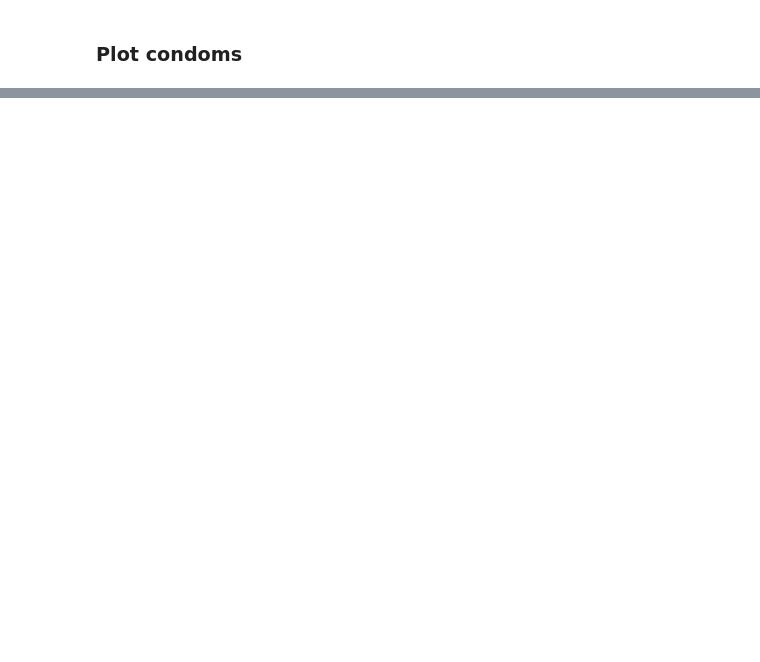
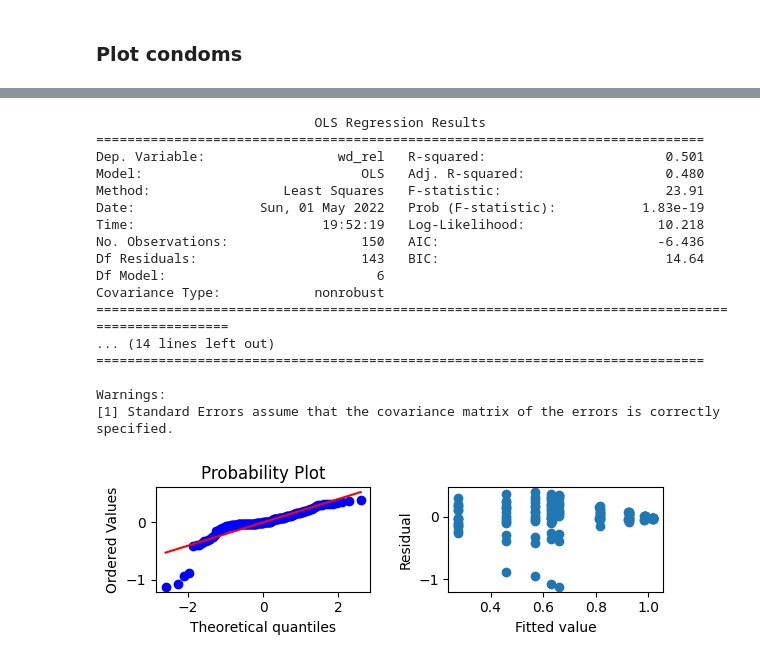
Before and after one commit to ryerrabelli/SpeculumAnalysis, a Jupyter notebook: src/notebooks/Labelbox_analysis.ipynb, the cells around one changed output, grey strips where cells are left out. Drawn from its saved outputs; the diff is of its cells as text; code cells hidden in the pictures; blank space fills up the shorter version.

Commit message:
Added stats including ANOVA

```diff
--- a/src/notebooks/Labelbox_analysis.ipynb
+++ b/src/notebooks/Labelbox_analysis.ipynb
@@ -196,4 +204,4 @@ labels_df.to_csv("data/labels_df.csv")
 # %% [markdown]
 ### Option 2: Read from labelbox csv if already saved there from previous run
 # %%
-labels_df = pd.read_csv("data/labels_df.csv", index_col=0)
+labels_df = pd.read_csv("data/02_intermediate/labels_df.csv", index_col=0)
@@ -209,12 +220,13 @@ def handle_vertical_ht(x):
         return float(x)
 
 # Made Trial a str because it is not really being used as a numeric variable - better for plotting as it becomes a discrete variable instead of continuous (i.e. for color legend)
-speculum_df_raw = pd.read_excel("data/SpeculumData.xlsx", index_col=0, sheet_name="AllTrials",
+speculum_df_raw = pd.read_excel("data/01_raw/SpeculumTrialData.xlsx", index_col=0, sheet_name="AllTrials",
                                 dtype={"Order": np.int32, "Spec Ang": np.int32, "Spec Ht": np.int32,
                                        #"Vertical Height": np.float64,
                                        "Trial": str, "Filename": str, "Speculum Type": str},
                                 converters={"Vertical Height": handle_vertical_ht},
                                 )
-speculum_df = speculum_df_raw.dropna(axis="index", subset=["Filename"])   # Dropped the rows with failed trials
+speculum_df_notfailed = speculum_df_raw.dropna(axis="index", subset=["Filename"])   # Dropped the rows with failed trials
+speculum_df_notfailed.to_csv("data/02_intermediate/speculum_df_notfailed.csv")
 # %% [output]
 [interactive output not drawn]
@@ -241,7 +236,7 @@ speculum_df_raw[["Vertical Height","mmHg"]]
 # %% [markdown]
 ### Combine labelbox and excel sheet, calculate relative value
 # %%
-df_long=pd.merge(left=speculum_df, right=labels_df, on="Filename")
+df_long=pd.merge(left=speculum_df_notfailed, right=labels_df, on="Filename")
 
 glove_rows = df_long["Material Type"]=="Glove"
 # The glove images got rotated 90 degrees. To fix this and clarify the directions of the opening, renaming the columns.
@@ -935,0 +1181,21 @@ fig.show()
+# %%
+criteria = {"mmHg":[40,80,120,160,200]}
+#varying = "Material"
+
+df_sampled = df_long.loc[ np.all([ (type(val)!=list and df_long[arg]==val ) or np.in1d(df_long[arg],val)  for arg, val in criteria.items()], axis=0) ]
+
+formula = "wd_rel ~ mmHg + C(Q('Material Type')) + C(Material) + C(Size)"
+model = smf.ols(formula = formula, data=df_sampled)
+ols_result = model.fit()
+
+
+fig, axs = plt.subplots(1,2, figsize=(6,2), dpi=100)
+_ = scipy.stats.probplot(ols_result.resid, plot=axs[0])
+#plt.figure()
+axs[1].scatter(ols_result.fittedvalues, ols_result.resid)
+axs[1].set_xlabel('Fitted value')
+axs[1].set_ylabel('Residual')
+fig.tight_layout()
+
+print(ols_result.summary())
+# %% [output]
@@ -935,0 +1204,18 @@ fig.show()
+                            OLS Regression Results
+==============================================================================
+Dep. Variable:                 wd_rel   R-squared:                       0.501
+Model:                            OLS   Adj. R-squared:                  0.480
+Method:                 Least Squares   F-statistic:                     23.91
+Date:                Sun, 01 May 2022   Prob (F-statistic):           1.83e-19
+Time:                        19:52:19   Log-Likelihood:                 10.218
+No. Observations:                 150   AIC:                            -6.436
+Df Residuals:                     143   BIC:                             14.64
+Df Model:                           6
+Covariance Type:            nonrobust
+==================================================================================================
+... (14 lines left out)
+==============================================================================
+
+Warnings:
+[1] Standard Errors assume that the covariance matrix of the errors is correctly specified.
+[figure, added]
```
Also changed, not shown: parts of 55 cells of this notebook, 6 other files.
